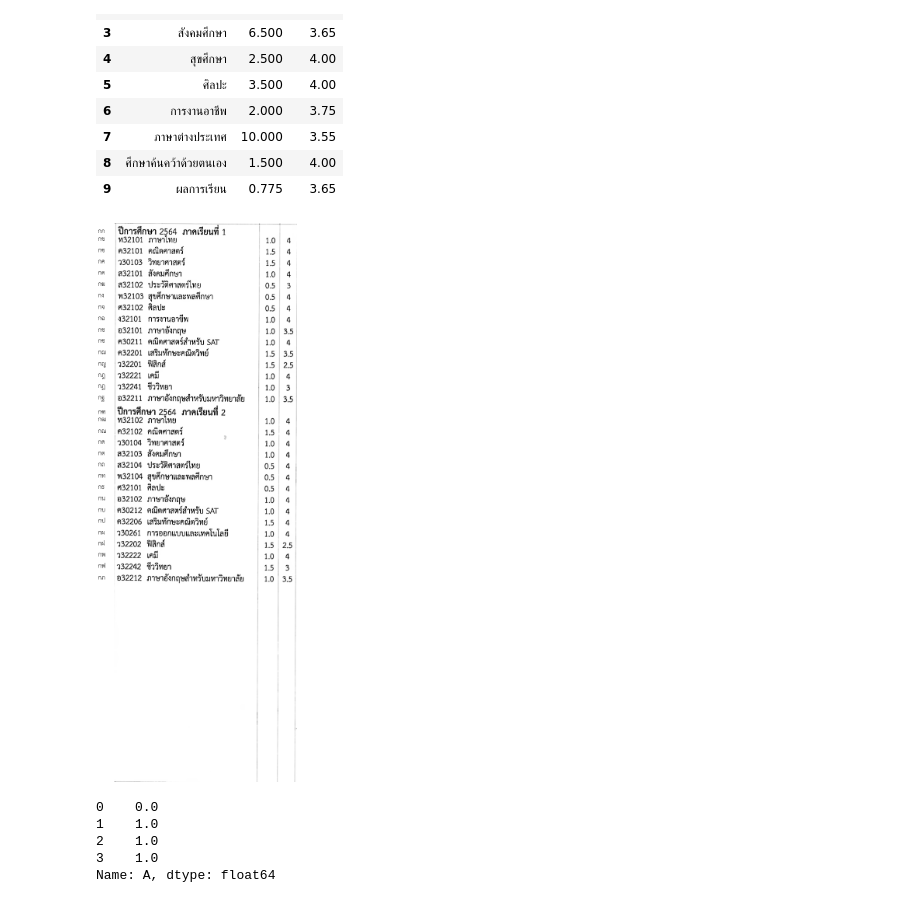
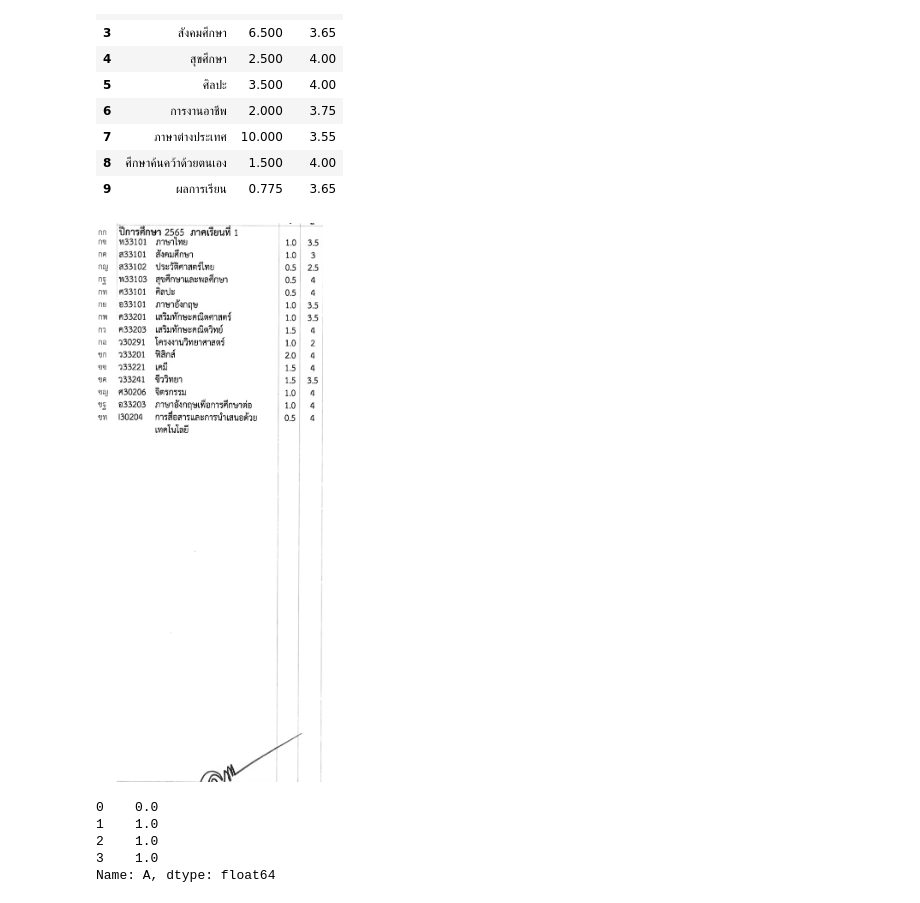
Before and after one commit to OhmSuphanat/transOCR, a Jupyter notebook: main.ipynb, the cells around one changed output. Drawn from its saved outputs; the diff is of its cells as text; code cells hidden in the pictures.

```diff
--- a/main.ipynb
+++ b/main.ipynb
@@ -93,9 +109,9 @@ load_data.csv_to_json("data/out/json/back", "data/out/csv/back", back_image_name
 # %%
 bb = util_model.get_lines_pos(pf_sections[0])
 # %%
-pf_sections[2]
+pf_sections[0]
 # %% [output]
-[figure, old version]
+[figure, new version]
 # %%
 import pandas as pd
 # %%
```
Also changed, not shown: parts of 6 cells of this notebook, 3 other files.
